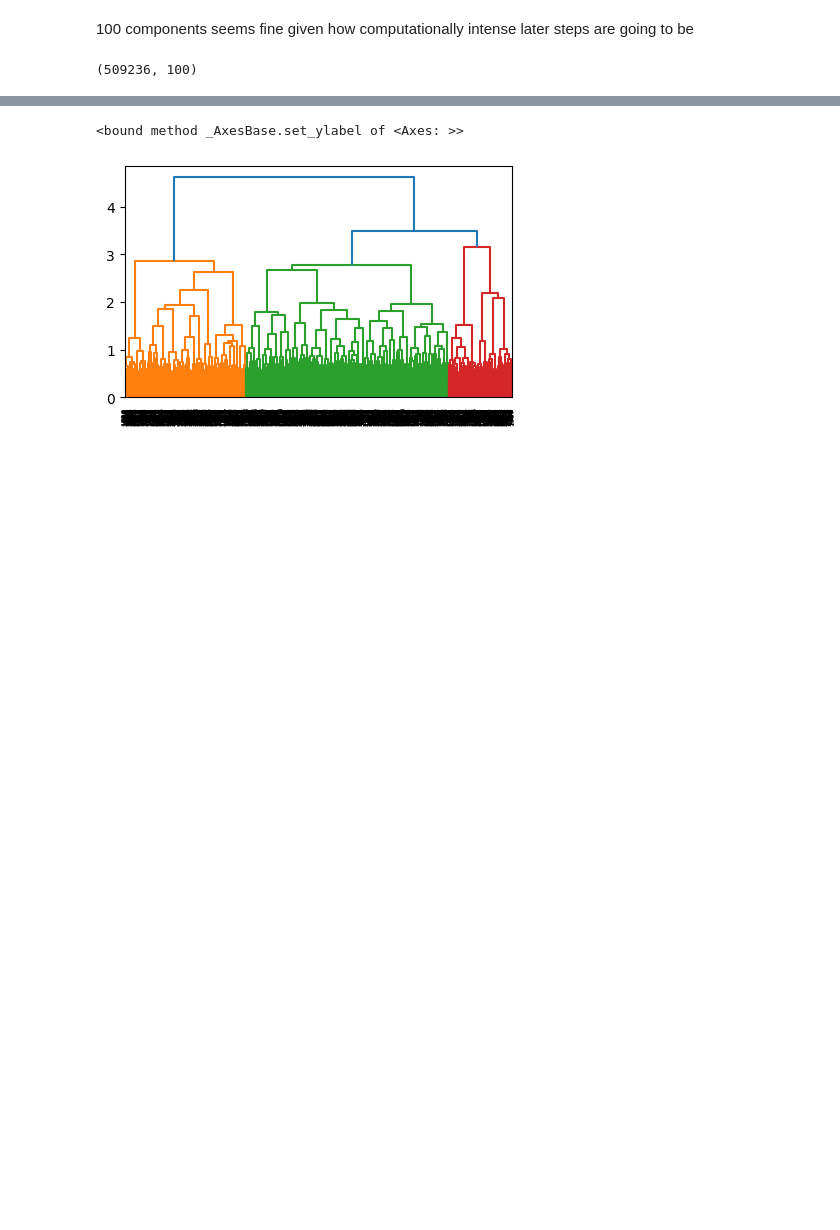
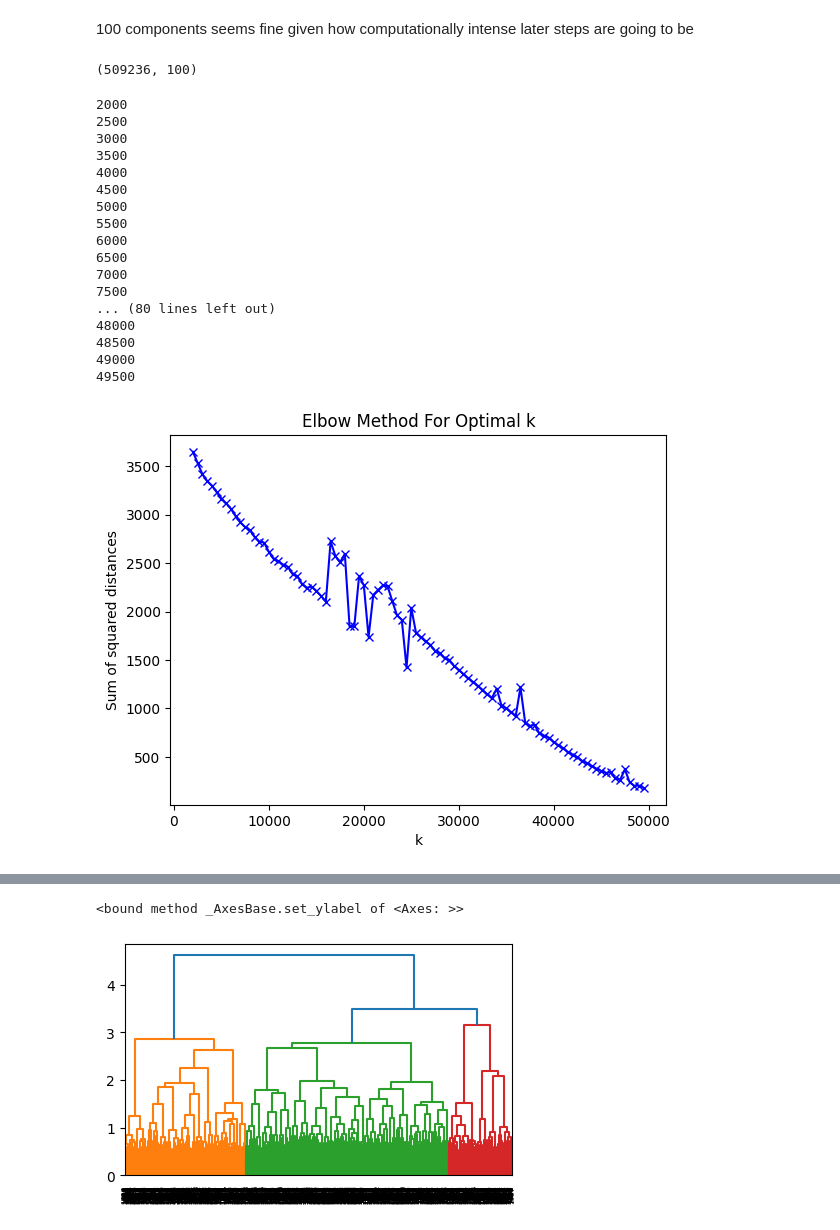
Before and after one commit to Lyncht98/riverstone-nlp-test, a Jupyter notebook: request-1.ipynb, the cells around one changed output, grey strips where cells are left out. Saved outputs shown, nothing was run; the diff lists cells and outputs as text; code cells hidden in the pictures; blank space fills up the shorter version.

```diff
--- a/request-1.ipynb
+++ b/request-1.ipynb
@@ -266,30 +266,54 @@ matrix_reduced.shape
 # %% [output]
 (509236, 100)
 # %%
-# # Deciding on number of clusters for k-means using mini-batch k-means
-# # Elbow method & silhouette score
-# from sklearn.cluster import MiniBatchKMeans
-# import matplotlib.pyplot as plt
-# from sklearn.metrics import silhouette_score
+# Deciding on number of clusters for k-means using mini-batch k-means
+# Elbow method & silhouette score
+from sklearn.cluster import MiniBatchKMeans
+import matplotlib.pyplot as plt
+from sklearn.metrics import silhouette_score
 
-# sample = np.random.choice(matrix.shape[0], 50000, replace=False)
-# sum_of_squared_distances = []
-# silhouette_scores = []
-# K = range(10000, 50000, 10000)
-# for k in K:
-#     print(k)
-#     km = MiniBatchKMeans(n_clusters=k, n_init=1) #setting n_init to 1 to speed up
-#     km = km.fit(matrix[sample])
-#     sum_of_squared_distances.append(km.inertia_)
-#     silhouette_scores.append(silhouette_score(matrix[sample], km.labels_))
-# plt.plot(K, sum_of_squared_distances, 'bx-')
-# plt.xlabel('k')
-# plt.ylabel('Sum of squared distances')
-# plt.title('Elbow Method For Optimal k')
-# plt.show()
+# random sample
+sample = np.random.choice(matrix_reduced.shape[0], 50000, replace=False)
 
-# plt.plot(K, silhouette_scores, 'bx-')
-# plt.xlabel('k')
-# plt.ylabel('Silhouette Score')
-# plt.title('Silhouette Score For Optimal k')
-# plt.show()
+# instead of random sample, take sequential sample as topics may be clustered together in time
+sample = np.arange(0, 50000)
+
+sum_of_squared_distances = []
+silhouette_scores = []
+K = range(2000, 50000, 500)
+for k in K:
+    print(k)
+    km = MiniBatchKMeans(n_clusters=k, n_init=1) #setting n_init to 1 to speed up
+    km = km.fit(matrix_reduced[sample])
+    sum_of_squared_distances.append(km.inertia_)
+    silhouette_scores.append(silhouette_score(matrix_reduced[sample], km.labels_))
+plt.plot(K, sum_of_squared_distances, 'bx-')
+plt.xlabel('k')
+plt.ylabel('Sum of squared distances')
+plt.title('Elbow Method For Optimal k')
+plt.show()
+
+plt.plot(K, silhouette_scores, 'bx-')
+plt.xlabel('k')
+plt.ylabel('Silhouette Score')
+plt.title('Silhouette Score For Optimal k')
+plt.show()
+# %% [output]
+2000
+2500
+3000
+3500
+4000
+4500
+5000
+5500
+6000
+6500
+7000
+7500
+... (80 lines left out)
+48000
+48500
+49000
+49500
+[figure, added]
```
Also changed, not shown: parts of 20 cells of this notebook, 12 other files.
